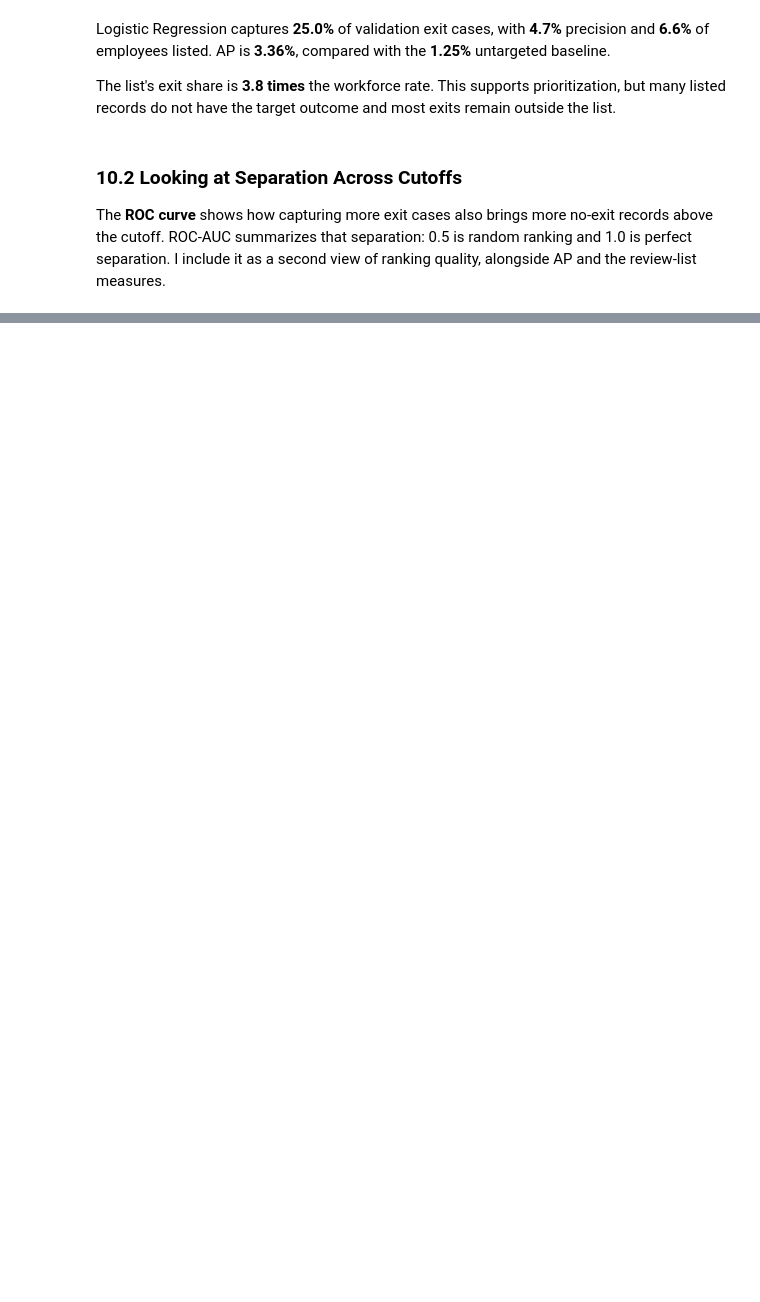
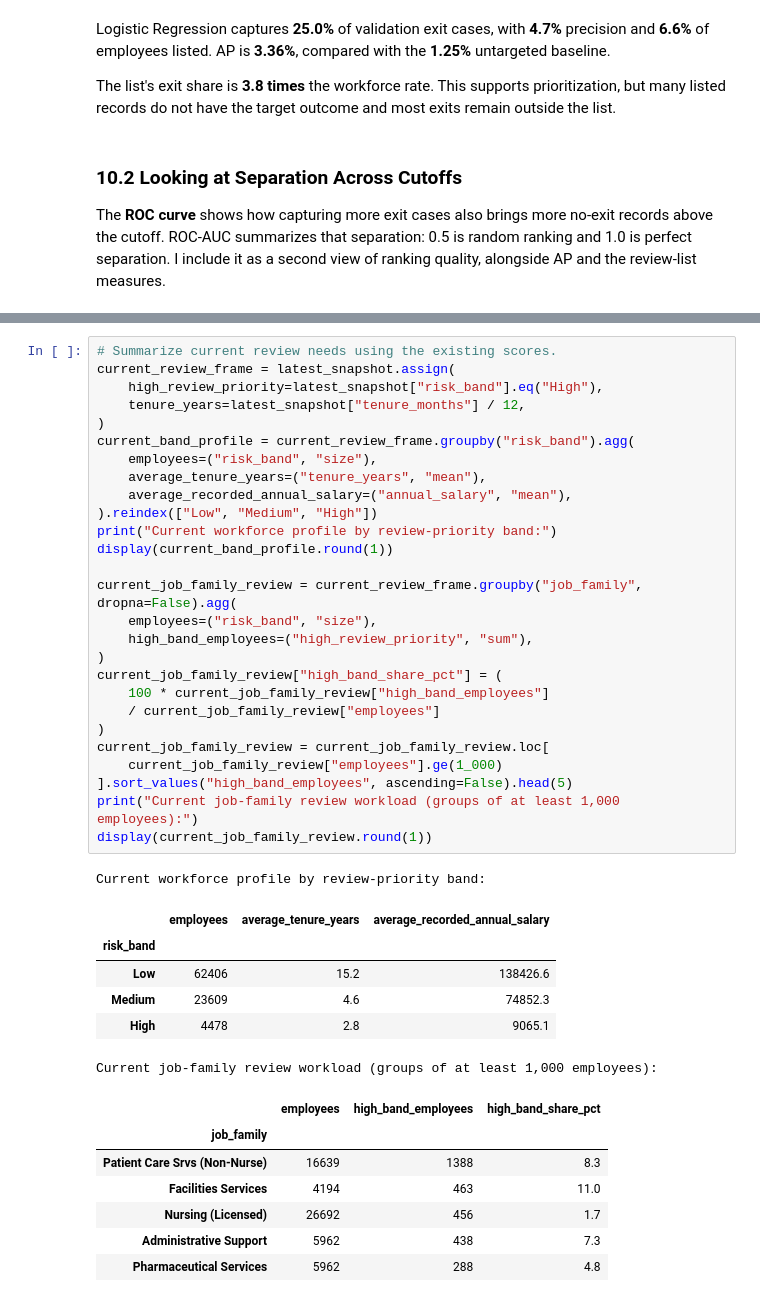
Before and after one commit to leosj168/workforce-attrition-capstone, a Jupyter notebook: Final Report/attrition_model_train_reg.ipynb, the cells around one changed output, grey strips where cells are left out. Saved outputs shown, nothing was run; the diff lists cells and outputs as text; blank space fills up the shorter version.

```diff
--- a/Final Report/attrition_model_train_reg.ipynb
+++ b/Final Report/attrition_model_train_reg.ipynb
@@ -2851,3 +2881,45 @@ Medium threshold: 0.38269739091089217
+# %%
+# Summarize current review needs using the existing scores.
+current_review_frame = latest_snapshot.assign(
+    high_review_priority=latest_snapshot["risk_band"].eq("High"),
+    tenure_years=latest_snapshot["tenure_months"] / 12,
+)
+current_band_profile = current_review_frame.groupby("risk_band").agg(
+    employees=("risk_band", "size"),
+    average_tenure_years=("tenure_years", "mean"),
+    average_recorded_annual_salary=("annual_salary", "mean"),
+).reindex(["Low", "Medium", "High"])
+print("Current workforce profile by review-priority band:")
+display(current_band_profile.round(1))
+
+current_job_family_review = current_review_frame.groupby("job_family", dropna=False).agg(
+    employees=("risk_band", "size"),
+    high_band_employees=("high_review_priority", "sum"),
+)
+current_job_family_review["high_band_share_pct"] = (
+    100 * current_job_family_review["high_band_employees"]
+    / current_job_family_review["employees"]
+)
+current_job_family_review = current_job_family_review.loc[
+    current_job_family_review["employees"].ge(1_000)
+].sort_values("high_band_employees", ascending=False).head(5)
+print("Current job-family review workload (groups of at least 1,000 employees):")
+display(current_job_family_review.round(1))
+# %% [output]
+Current workforce profile by review-priority band:
+|  | employees | average_tenure_years | average_recorded_annual_salary |
+| risk_band |  |  |  |
+| Low | 62406 | 15.2 | 138426.6 |
+| Medium | 23609 | 4.6 | 74852.3 |
+| High | 4478 | 2.8 | 9065.1 |
+Current job-family review workload (groups of at least 1,000 employees):
+|  | employees | high_band_employees | high_band_share_pct |
+| job_family |  |  |  |
+| Patient Care Srvs (Non-Nurse) | 16639 | 1388 | 8.3 |
+| Facilities Services | 4194 | 463 | 11.0 |
+| Nursing (Licensed) | 26692 | 456 | 1.7 |
+| Administrative Support | 5962 | 438 | 7.3 |
+| Pharmaceutical Services | 5962 | 288 | 4.8 |
 # %% [markdown]
 ## 15. Saving the Internal Handoff
 
```
Also changed, not shown: parts of 83 cells of this notebook, 1 other file.
